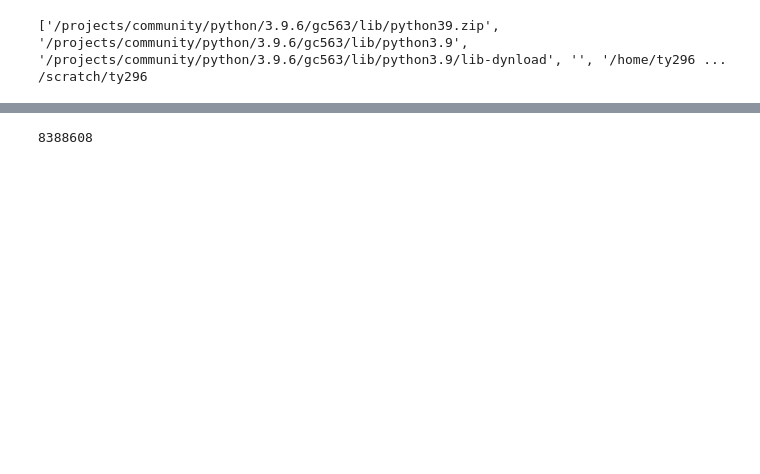
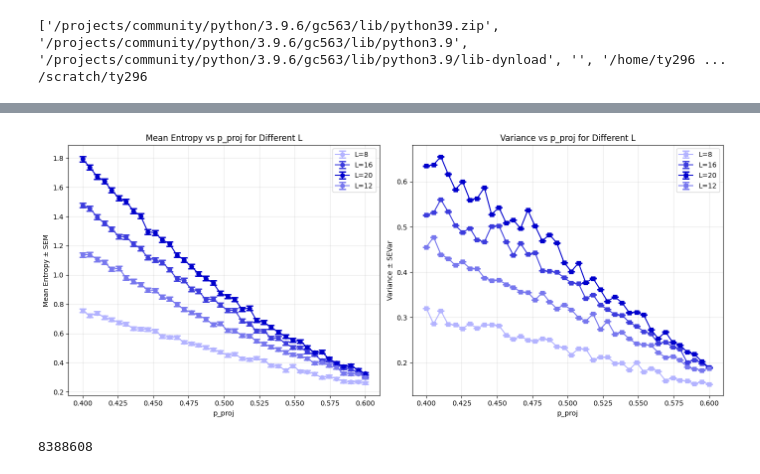
Before and after one commit to youtao1999/CT_MPS_mini, a Jupyter notebook: python_sandbox.ipynb, the cells around one changed output, grey strips where cells are left out. Saved outputs shown, nothing was run; the diff lists cells and outputs as text; code cells hidden in the pictures; blank space fills up the shorter version.

Commit message:
comparing with mps with statevector evolution; customized slurm ct_mps job name

```diff
--- a/python_sandbox.ipynb
+++ b/python_sandbox.ipynb
@@ -7,7 +7,7 @@ import numpy as np
 import os
 
 # Read the HDF5 file
-filename = '~/hdf5_data_combined/sv_combined_p_ctrl0.0.h5'
+filename = '/scratch/ty296/CT_toy/sv_comparison_L12_pctrl0.000_p0.400-0.600/final_results_L12.h5'
 # %%
 print(sys.path)
 print(os.getcwd())
@@ -53,0 +121,3 @@ real100006
+# %%
+for i, L in enumerate(L_values):
+    print(plot_data[L]['se_var'])
@@ -54,3 +142,38 @@ real100006
+# %%
+fig, (ax1, ax2) = plt.subplots(1, 2, figsize=(14, 6))
+
+# Plot 1: p_proj vs mean ± sem
+for i, L in enumerate(L_values):
+    ax1.errorbar(plot_data[L]['p_proj'], plot_data[L]['mean'], yerr=plot_data[L]['sem'],
+                label=f'L={L}', marker='o', capsize=5, capthick=2, color=colors[i])
+
+ax1.set_xlabel('p_proj')
+ax1.set_ylabel('Mean Entropy ± SEM')
+ax1.set_title('Mean Entropy vs p_proj for Different L')
+ax1.legend()
+# ax1.set_xlim(0.2, 1.0)
+ax1.grid(True, alpha=0.3)
+
+# Plot 2: p_proj vs variance ± se_var
+for i, L in enumerate(L_values):
+    data = plot_data[L]
+
+    ax2.errorbar(data['p_proj'], data['variance'], yerr=data['se_var'],
+                label=f'L={L}', marker='s', capsize=5, capthick=2, color=colors[i])
+
+ax2.set_xlabel('p_proj')
+ax2.set_ylabel('Variance ± SEVar')
+ax2.set_title('Variance vs p_proj for Different L')
+ax2.legend()
+# ax2.set_xlim(0.2, 1.0)
+ax2.grid(True, alpha=0.3)
+
+plt.tight_layout()
+# plt.savefig(f'{self.save_folder}/s{self.n}_threshold{threshold:.1e}_{self.p_fixed_name}{self.p_fixed_value}.png')
+# print(f'threshold {threshold} saved to {self.save_folder}/s{self.n}_threshold{threshold:.1e}_{self.p_fixed_name}{self.p_fixed_value}.png')
+plt.show()
+# %% [output]
+[figure, added]
 # %%
 # %% [output]
 8388608
```
Also changed, not shown: parts of 4 cells of this notebook, 5 other files.
